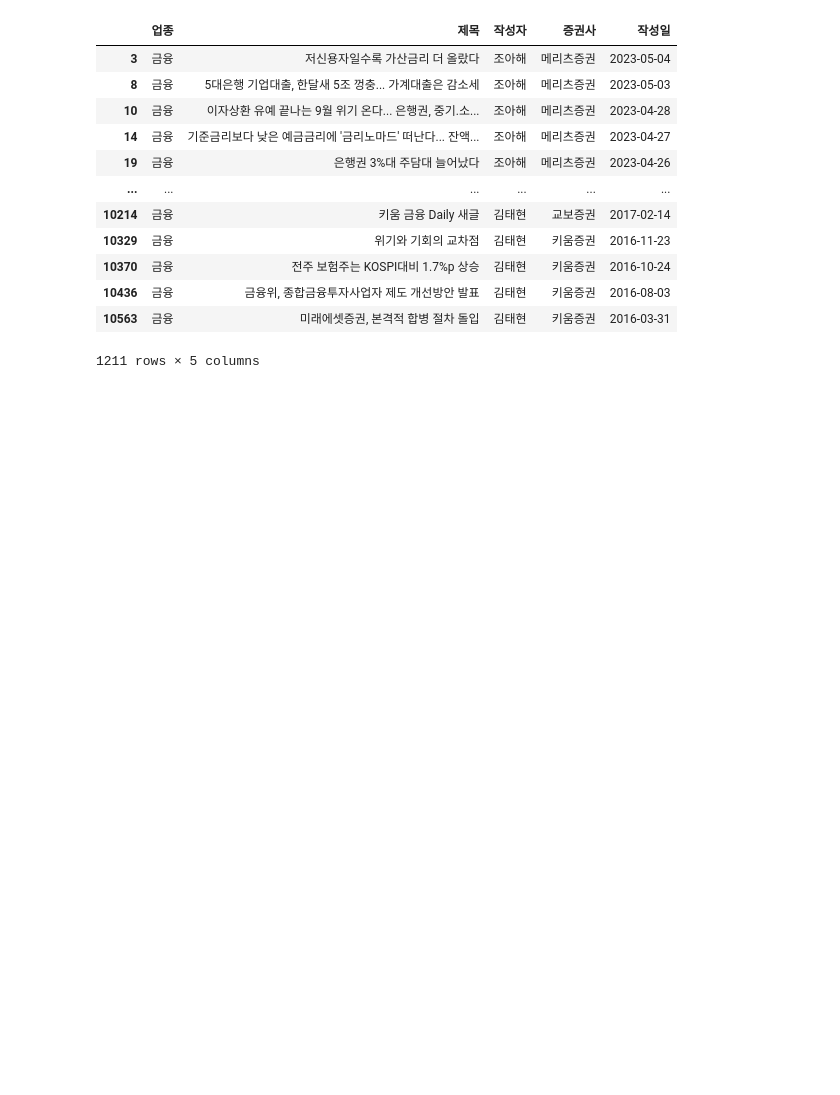
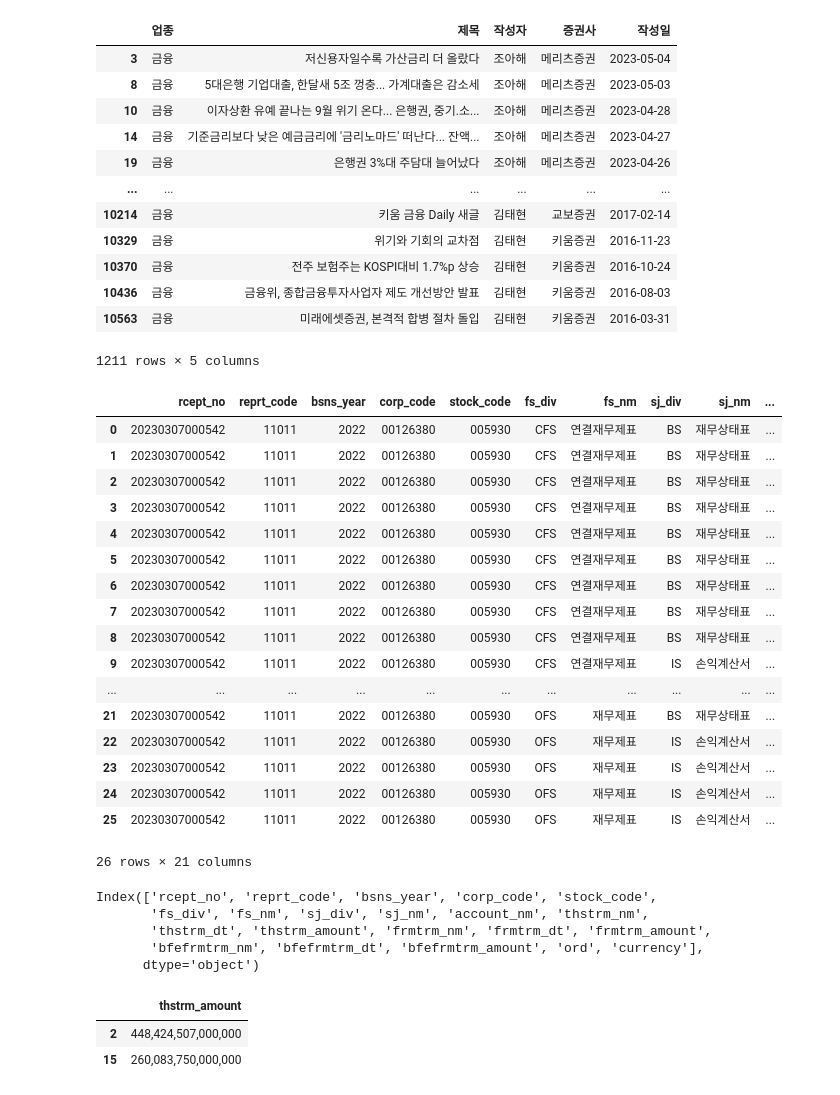
Before and after one commit to horang222/Quant, a Jupyter notebook: test.ipynb, the cells around one changed output. Saved outputs shown, nothing was run; the diff lists cells and outputs as text; code cells hidden in the pictures; blank space fills up the shorter version.

```diff
--- a/test.ipynb
+++ b/test.ipynb
@@ -727,3 +727,52 @@ df.loc[df['업종'] == '금융']
 | 10436 | 금융 | 금융위, 종합금융투자사업자 제도 개선방안 발표 | 김태현 | 키움증권 | 2016-08-03 |
 | 10563 | 금융 | 미래에셋증권, 본격적 합병 절차 돌입 | 김태현 | 키움증권 | 2016-03-31 |
 1211 rows × 5 columns
+# %%
+import time
+import numpy as np
+import pandas as pd
+import OpenDartReader
+import FinanceDataReader as fdr
+
+my_api = '' # 소연 api key
+# my_api = '' # 내 api key
+
+dart = OpenDartReader(my_api)
+# %%
+_report = dart.finstate('삼성전자', 2022)
+# %%
+_report
+# 자산총계, 부채총계, 자본총계, 이익잉여금, 매출액, 영업이익, 당기순이익
+# %% [output]
+|  | rcept_no | reprt_code | bsns_year | corp_code | stock_code | fs_div | fs_nm | sj_div | sj_nm | ... |
+| 0 | 20230307000542 | 11011 | 2022 | 00126380 | 005930 | CFS | 연결재무제표 | BS | 재무상태표 | ... |
+| 1 | 20230307000542 | 11011 | 2022 | 00126380 | 005930 | CFS | 연결재무제표 | BS | 재무상태표 | ... |
+| 2 | 20230307000542 | 11011 | 2022 | 00126380 | 005930 | CFS | 연결재무제표 | BS | 재무상태표 | ... |
+| 3 | 20230307000542 | 11011 | 2022 | 00126380 | 005930 | CFS | 연결재무제표 | BS | 재무상태표 | ... |
+| 4 | 20230307000542 | 11011 | 2022 | 00126380 | 005930 | CFS | 연결재무제표 | BS | 재무상태표 | ... |
+| 5 | 20230307000542 | 11011 | 2022 | 00126380 | 005930 | CFS | 연결재무제표 | BS | 재무상태표 | ... |
+| 6 | 20230307000542 | 11011 | 2022 | 00126380 | 005930 | CFS | 연결재무제표 | BS | 재무상태표 | ... |
+| 7 | 20230307000542 | 11011 | 2022 | 00126380 | 005930 | CFS | 연결재무제표 | BS | 재무상태표 | ... |
+| 8 | 20230307000542 | 11011 | 2022 | 00126380 | 005930 | CFS | 연결재무제표 | BS | 재무상태표 | ... |
+| 9 | 20230307000542 | 11011 | 2022 | 00126380 | 005930 | CFS | 연결재무제표 | IS | 손익계산서 | ... |
+| ... | ... | ... | ... | ... | ... | ... | ... | ... | ... | ... |
+| 21 | 20230307000542 | 11011 | 2022 | 00126380 | 005930 | OFS | 재무제표 | BS | 재무상태표 | ... |
+| 22 | 20230307000542 | 11011 | 2022 | 00126380 | 005930 | OFS | 재무제표 | IS | 손익계산서 | ... |
+| 23 | 20230307000542 | 11011 | 2022 | 00126380 | 005930 | OFS | 재무제표 | IS | 손익계산서 | ... |
+| 24 | 20230307000542 | 11011 | 2022 | 00126380 | 005930 | OFS | 재무제표 | IS | 손익계산서 | ... |
+| 25 | 20230307000542 | 11011 | 2022 | 00126380 | 005930 | OFS | 재무제표 | IS | 손익계산서 | ... |
+26 rows × 21 columns
+# %%
+_report.columns
+# %% [output]
+Index(['rcept_no', 'reprt_code', 'bsns_year', 'corp_code', 'stock_code',
+       'fs_div', 'fs_nm', 'sj_div', 'sj_nm', 'account_nm', 'thstrm_nm',
+       'thstrm_dt', 'thstrm_amount', 'frmtrm_nm', 'frmtrm_dt', 'frmtrm_amount',
+       'bfefrmtrm_nm', 'bfefrmtrm_dt', 'bfefrmtrm_amount', 'ord', 'currency'],
+      dtype='object')
+# %%
+_report.loc[_report['account_nm'] == '자산총계', ['thstrm_amount']] #.iloc[0].values
+# %% [output]
+|  | thstrm_amount |
+| 2 | 448,424,507,000,000 |
+| 15 | 260,083,750,000,000 |
```
Also changed, not shown: parts of 13 cells of this notebook, 7 other files.
